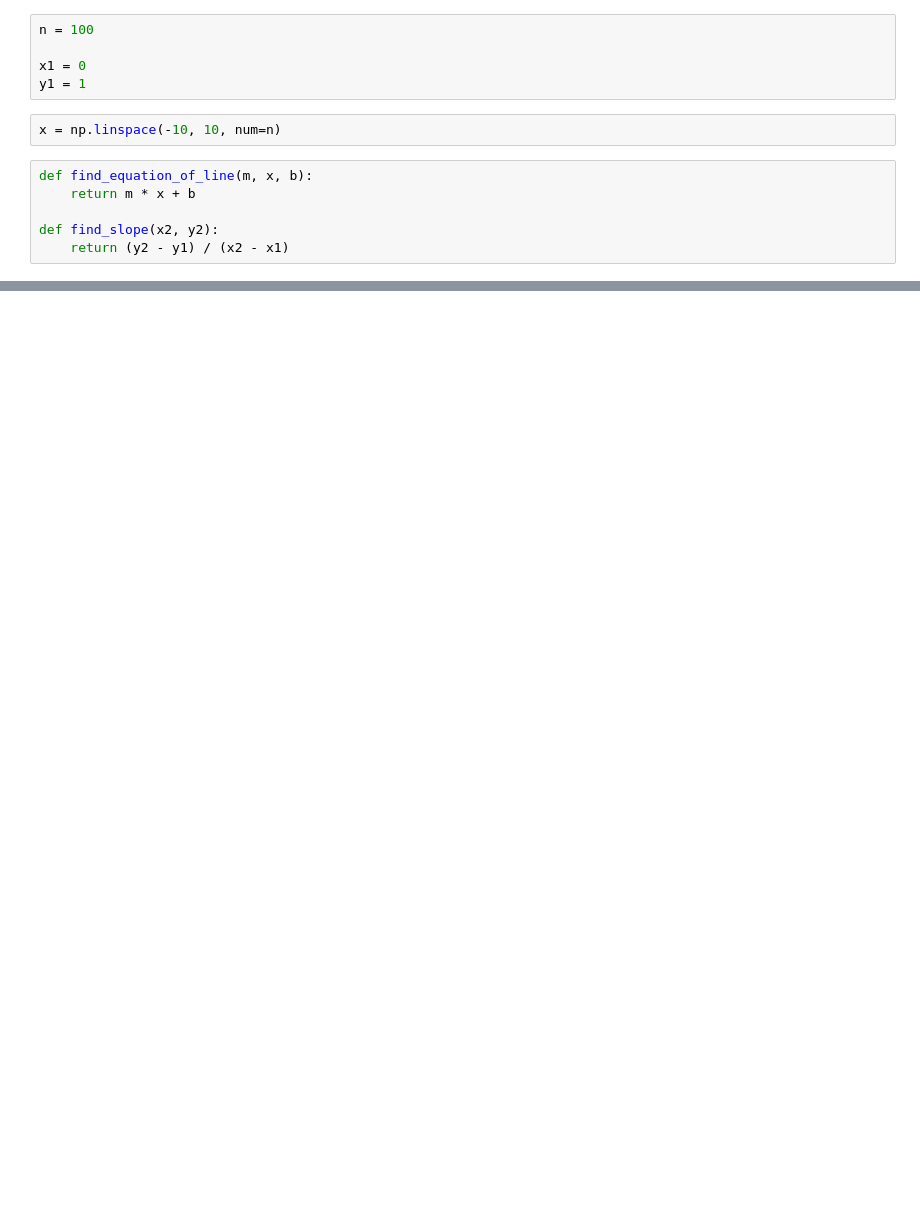
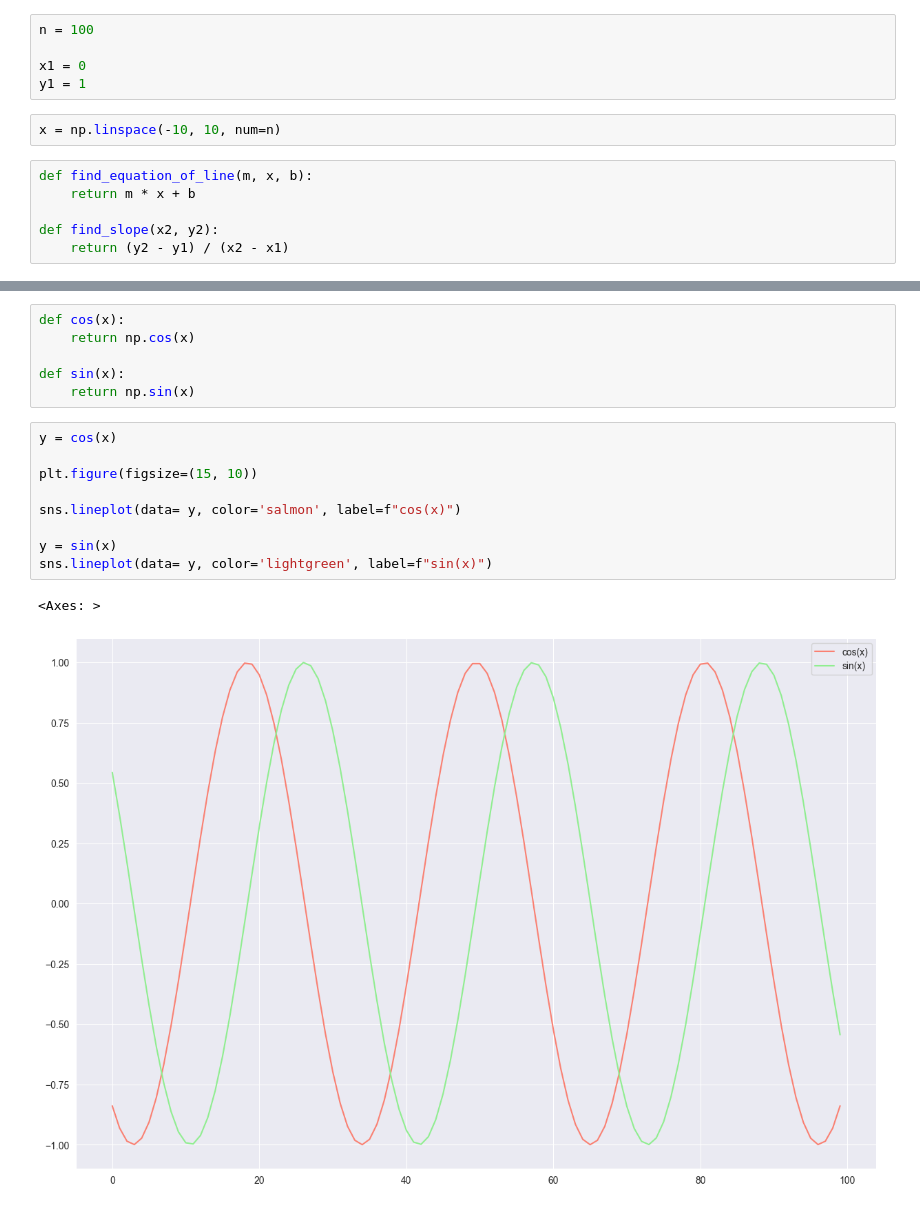
Before and after one commit to carlosdizx/first-steps-data-science, a Jupyter notebook: example16.ipynb, the cells around one changed output, grey strips where cells are left out. Drawn from its saved outputs; the diff is of its cells as text; blank space fills up the shorter version.

```diff
--- a/example16.ipynb
+++ b/example16.ipynb
@@ -43,0 +77,18 @@ plt.grid()
+# %%
+def cos(x):
+    return np.cos(x)
+
+def sin(x):
+    return np.sin(x)
+# %%
+y = cos(x)
+
+plt.figure(figsize=(15, 10))
+
+sns.lineplot(data= y, color='salmon', label=f"cos(x)")
+
+y = sin(x)
+sns.lineplot(data= y, color='lightgreen', label=f"sin(x)")
+# %% [output]
+<Axes: >
+[figure, added]
```
Also changed, not shown: parts of 13 cells of this notebook.
